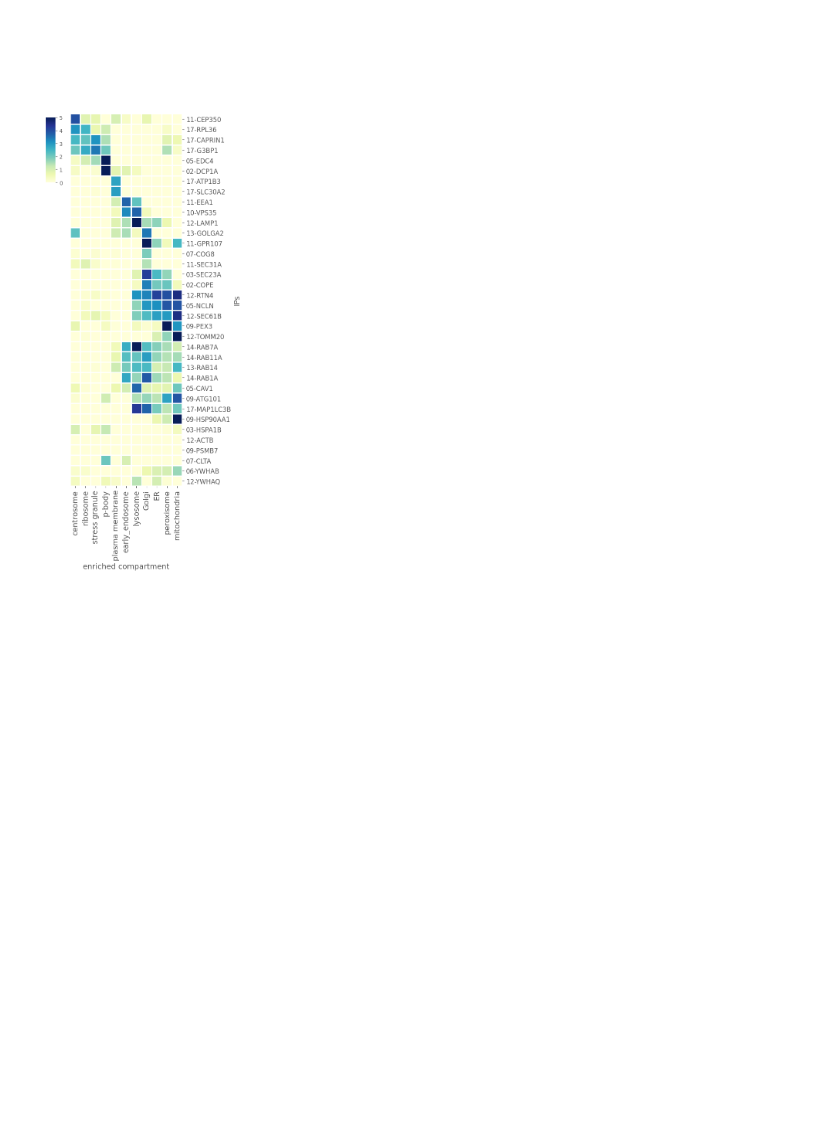
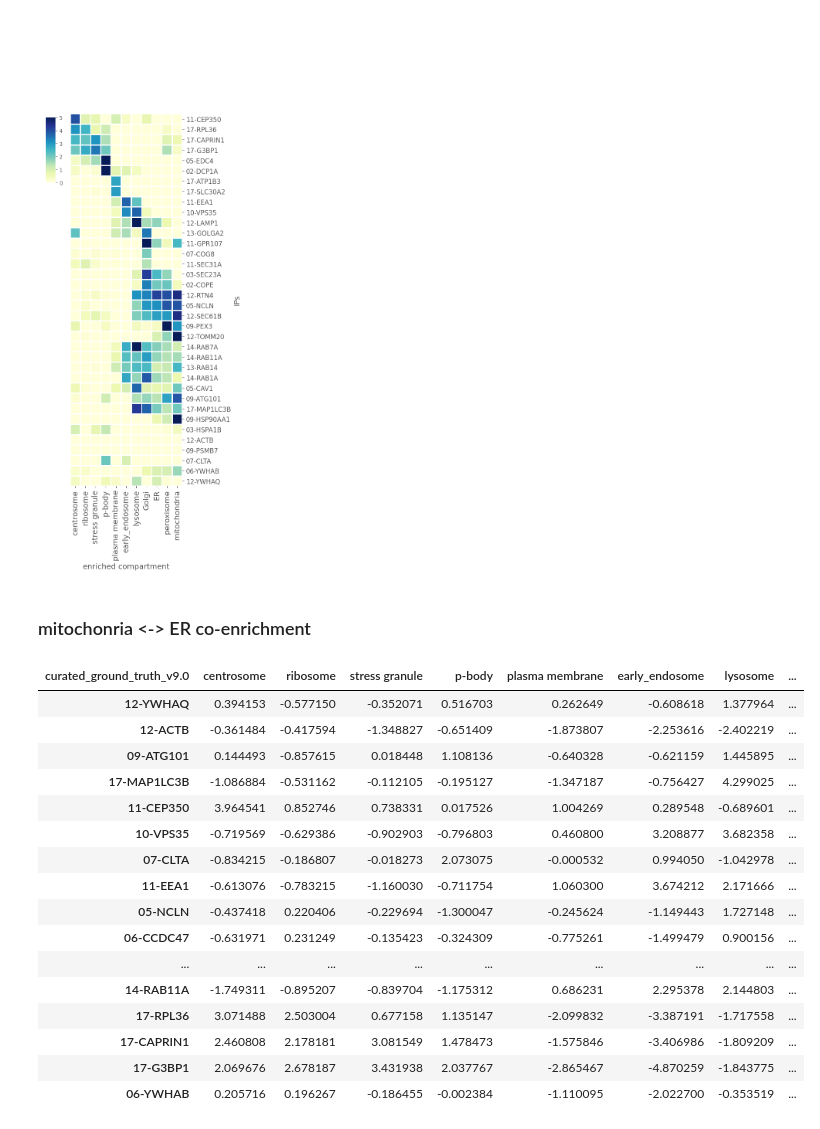
Before and after one commit to czbiohub-sf/Organelle_IP_analyses_and_figures, a Jupyter notebook: notebooks/Supplementary_figures/Suppl_fig3/Suppl_fig3_enrichment_heatmap_all_IPs.ipynb, the cells around one changed output. Saved outputs shown, nothing was run; the diff lists cells and outputs as text; code cells hidden in the pictures; blank space fills up the shorter version.

```diff
--- a/notebooks/Supplementary_figures/Suppl_fig4/Suppl_fig4_enrichment_heatmap_all_IPs.ipynb
+++ b/notebooks/Supplementary_figures/Suppl_fig3/Suppl_fig3_enrichment_heatmap_all_IPs.ipynb
@@ -267,3 +267,25 @@ plt.savefig(os.path.join(output_dir, "co-enrichment.pdf"), bbox_inches="tight")
 plt.savefig(os.path.join(output_dir, "co-enrichment.svg"), bbox_inches="tight")
 # %% [output]
 [figure]
+# %% [markdown]
+### mitochonria <-> ER co-enrichment
+# %%
+co_enrich_df
+# %% [output]
+| curated_ground_truth_v9.0 | centrosome | ribosome | stress granule | p-body | plasma membrane | early_endosome | lysosome | ... |
+| 12-YWHAQ | 0.394153 | -0.577150 | -0.352071 | 0.516703 | 0.262649 | -0.608618 | 1.377964 | ... |
+| 12-ACTB | -0.361484 | -0.417594 | -1.348827 | -0.651409 | -1.873807 | -2.253616 | -2.402219 | ... |
+| 09-ATG101 | 0.144493 | -0.857615 | 0.018448 | 1.108136 | -0.640328 | -0.621159 | 1.445895 | ... |
+| 17-MAP1LC3B | -1.086884 | -0.531162 | -0.112105 | -0.195127 | -1.347187 | -0.756427 | 4.299025 | ... |
+| 11-CEP350 | 3.964541 | 0.852746 | 0.738331 | 0.017526 | 1.004269 | 0.289548 | -0.689601 | ... |
+| 10-VPS35 | -0.719569 | -0.629386 | -0.902903 | -0.796803 | 0.460800 | 3.208877 | 3.682358 | ... |
+| 07-CLTA | -0.834215 | -0.186807 | -0.018273 | 2.073075 | -0.000532 | 0.994050 | -1.042978 | ... |
+| 11-EEA1 | -0.613076 | -0.783215 | -1.160030 | -0.711754 | 1.060300 | 3.674212 | 2.171666 | ... |
+| 05-NCLN | -0.437418 | 0.220406 | -0.229694 | -1.300047 | -0.245624 | -1.149443 | 1.727148 | ... |
+| 06-CCDC47 | -0.631971 | 0.231249 | -0.135423 | -0.324309 | -0.775261 | -1.499479 | 0.900156 | ... |
+| ... | ... | ... | ... | ... | ... | ... | ... | ... |
+| 14-RAB11A | -1.749311 | -0.895207 | -0.839704 | -1.175312 | 0.686231 | 2.295378 | 2.144803 | ... |
+| 17-RPL36 | 3.071488 | 2.503004 | 0.677158 | 1.135147 | -2.099832 | -3.387191 | -1.717558 | ... |
+| 17-CAPRIN1 | 2.460808 | 2.178181 | 3.081549 | 1.478473 | -1.575846 | -3.406986 | -1.809209 | ... |
+| 17-G3BP1 | 2.069676 | 2.678187 | 3.431938 | 2.037767 | -2.865467 | -4.870259 | -1.843775 | ... |
+| 06-YWHAB | 0.205716 | 0.196267 | -0.186455 | -0.002384 | -1.110095 | -2.022700 | -0.353519 | ... |
```
Also changed, not shown: parts of 1 cell of this notebook, 6 other files.
